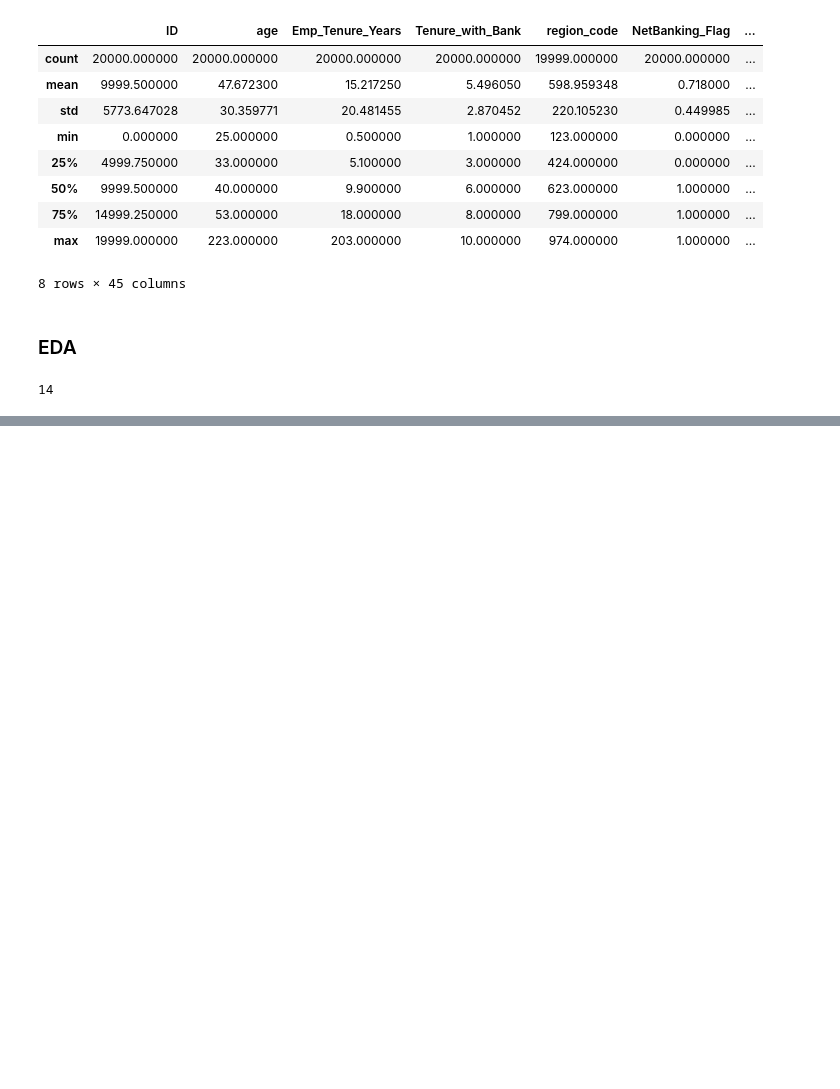
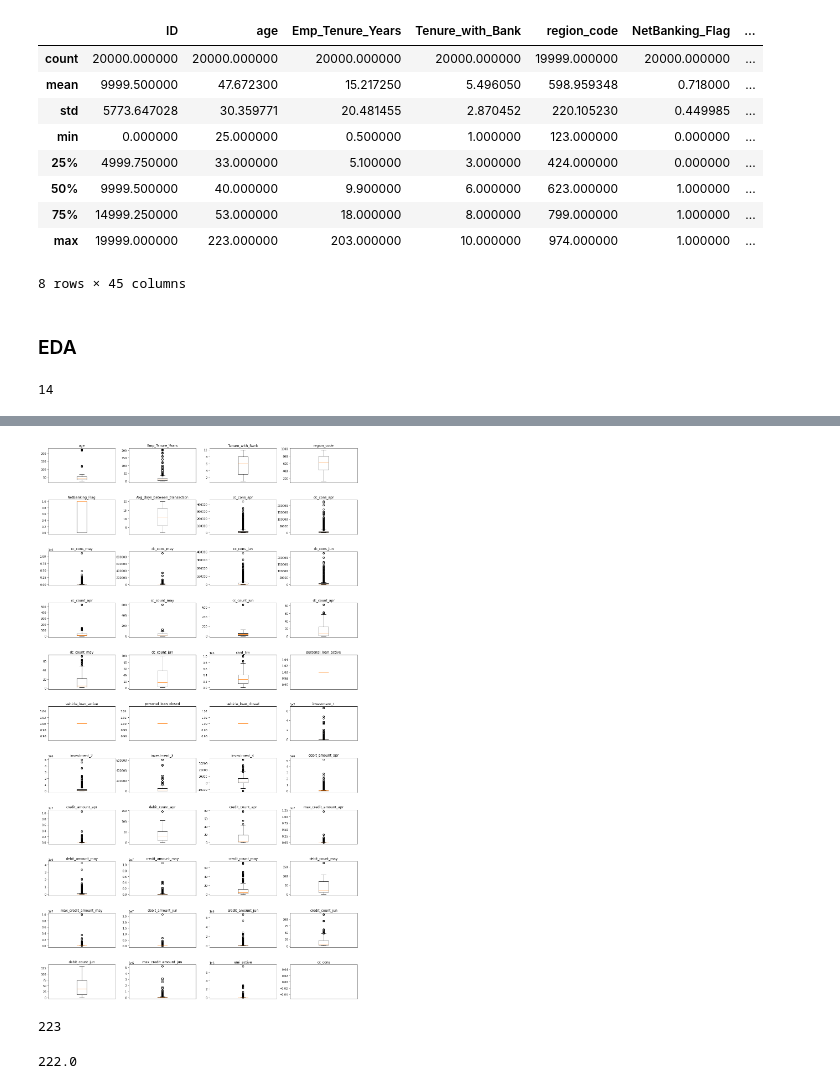
Before and after one commit to BhuvanJoshi007/Predicting_Credit_Consumption, a Jupyter notebook: Predicting Credit Consumption.ipynb, the cells around one changed output, grey strips where cells are left out. Saved outputs shown, nothing was run; the diff lists cells and outputs as text; code cells hidden in the pictures; blank space fills up the shorter version.

```diff
--- a/Predicting Credit Consumption.ipynb
+++ b/Predicting Credit Consumption.ipynb
@@ -253,0 +313,9 @@ merged_table.isnull().any().sum()
+# %%
+for i in miss_int_col:
+    merged_table[i] = np.where(pd.isnull(merged_table[i]),
+                               merged_table[i].mean(),
+                               merged_table[i])
+for j in miss_obj_col:
+    merged_table[j] = np.where(pd.isnull(merged_table[j]),
+                               merged_table[j].mode().values[0],
+                               merged_table[j])
@@ -253,0 +375,4 @@ merged_table.isnull().any().sum()
+# %%
+# lets drop loan_enq as its cardinality is lowest
+# and lets drop ID as its cardinality is very very high
+merged_table.drop(columns=['ID','loan_enq'] , inplace=True)
@@ -253,0 +383,2 @@ merged_table.isnull().any().sum()
+# %%
+merged_table = create_dummies(merged_table,['account_type','gender','Income'])
@@ -253,0 +391,3 @@ merged_table.isnull().any().sum()
+# %%
+# separate the numeric and object variables
+num_var = merged_table.select_dtypes(['float64', 'int64'])
@@ -253,0 +432,47 @@ merged_table.isnull().any().sum()
+# %%
+# Determine the number of rows and columns for the subplot grid
+num_rows = 12
+num_cols = 4
+
+# Create the subplot grid
+fig, axes = plt.subplots(num_rows, num_cols, figsize=(20, 40))
+
+# Flatten the axes array for easier indexing
+axes = axes.flatten()
+
+# Iterate over each numeric column and create a box plot
+for i, column in enumerate(num_var.columns):
+    # Select the corresponding axis for the current box plot
+    ax = axes[i]
+
+    # Create the box plot for the current column
+    ax.boxplot(num_var[column])
+
+    # Set the title of the box plot to the column name
+    ax.set_title(column)
+
+    # Remove x-axis ticks and labels for better visualization
+    ax.set_xticks([])
+    ax.set_xticklabels([])
+
+    # Adjust the subplot spacing
+    fig.subplots_adjust(hspace=0.5)
+
+# Remove any extra subplots if the number of columns is not divisible by the number of rows
+if len(num_var.columns) < num_rows * num_cols:
+    for j in range(len(num_var.columns), num_rows * num_cols):
+        fig.delaxes(axes[j])
+
+# Display the plot
+plt.show()
+# %% [output]
+[figure, added]
+# %%
+# maximum age cannot be more than 100
+merged_table.age.max()
+# %% [output]
+223
+# %%
+merged_table.age.quantile(0.99)
+# %% [output]
+222.0
```
Also changed, not shown: parts of 25 cells of this notebook.
